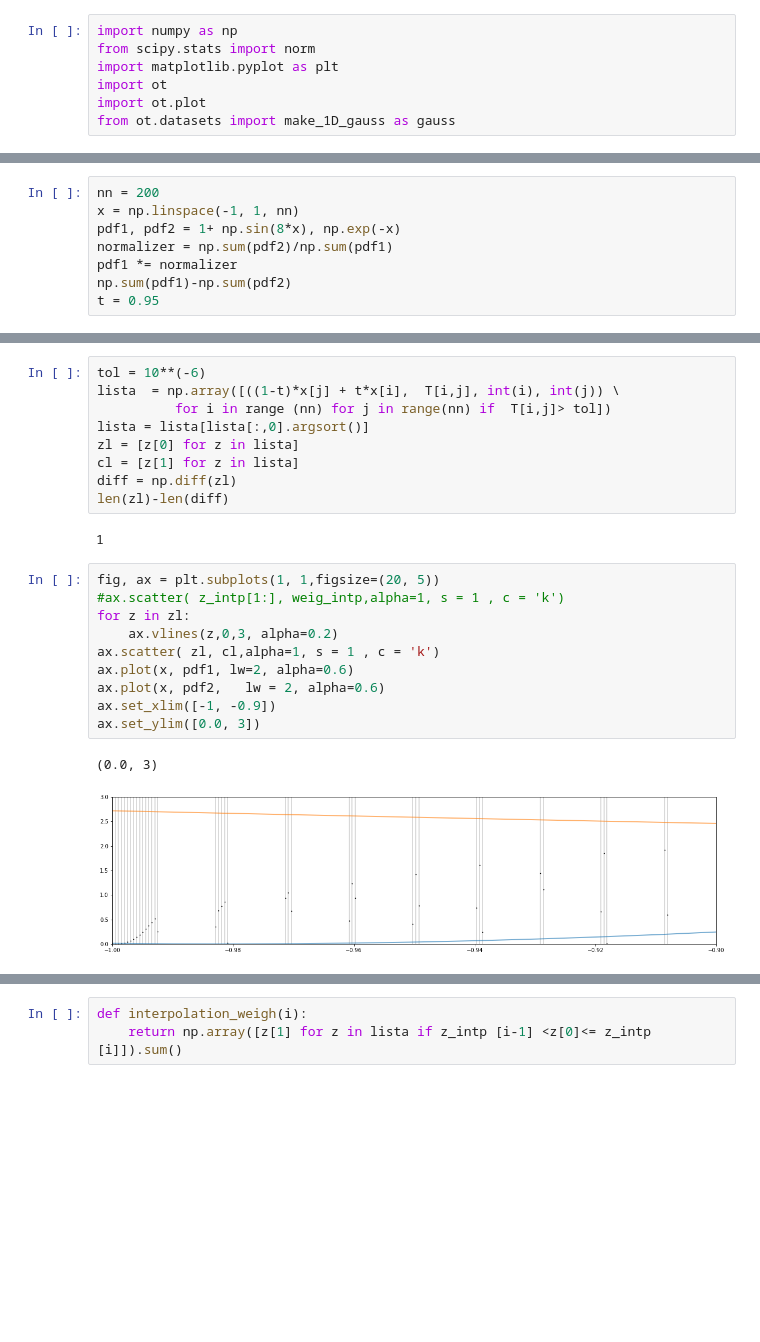
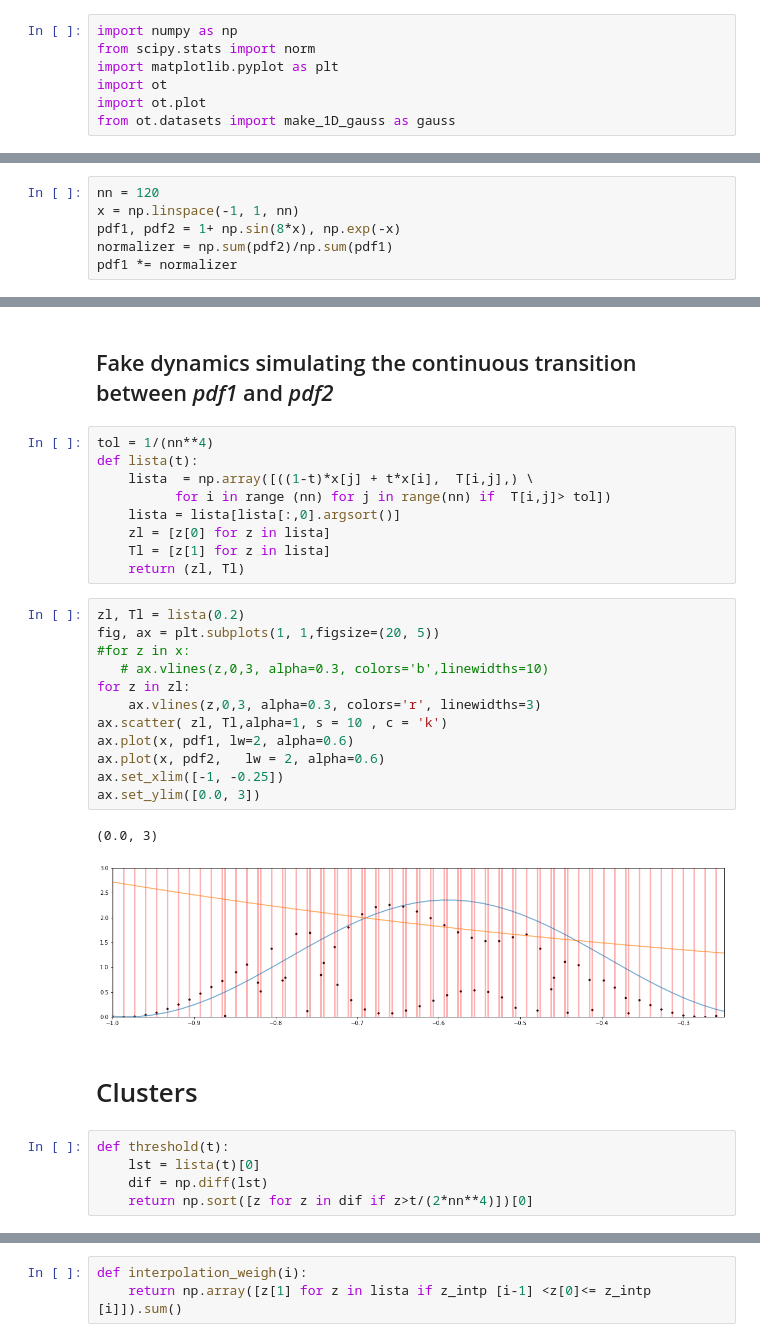
Before and after one commit to arangogithub/ot, a Jupyter notebook: optimalTransport2.ipynb, the cells around one changed output, grey strips where cells are left out. Saved outputs shown, nothing was run; the diff lists cells and outputs as text; blank space fills up the shorter version.

Commit message:
Some improvements but the problem of determining the threshold remains

```diff
--- a/optimalTransport2.ipynb
+++ b/optimalTransport2.ipynb
@@ -12,9 +19,7 @@ from ot.datasets import make_1D_gauss as gauss
 # %%
-nn = 200
+nn = 120
 x = np.linspace(-1, 1, nn)
 pdf1, pdf2 = 1+ np.sin(8*x), np.exp(-x)
 normalizer = np.sum(pdf2)/np.sum(pdf1)
 pdf1 *= normalizer
-np.sum(pdf1)-np.sum(pdf2)
-t = 0.95
 # %%
@@ -40,24 +49,33 @@ ot.plot.plot1D_mat(pdf1, pdf2, T, 'OT matrix G0')
+# %% [markdown]
+## Fake dynamics simulating the continuous transition between *pdf1* and *pdf2*
 # %%
-tol = 10**(-6)
-lista  = np.array([((1-t)*x[j] + t*x[i],  T[i,j], int(i), int(j)) \
+tol = 1/(nn**4)
+def lista(t):
+    lista  = np.array([((1-t)*x[j] + t*x[i],  T[i,j],) \
           for i in range (nn) for j in range(nn) if  T[i,j]> tol])
-lista = lista[lista[:,0].argsort()]
-zl = [z[0] for z in lista]
-cl = [z[1] for z in lista]
-diff = np.diff(zl)
-len(zl)-len(diff)
+    lista = lista[lista[:,0].argsort()]
+    zl = [z[0] for z in lista]
+    Tl = [z[1] for z in lista]
+    return (zl, Tl)
-# %% [output]
-1
 # %%
+zl, Tl = lista(0.2)
 fig, ax = plt.subplots(1, 1,figsize=(20, 5))
-#ax.scatter( z_intp[1:], weig_intp,alpha=1, s = 1 , c = 'k')
+#for z in x:
+   # ax.vlines(z,0,3, alpha=0.3, colors='b',linewidths=10)
 for z in zl:
-    ax.vlines(z,0,3, alpha=0.2)
-ax.scatter( zl, cl,alpha=1, s = 1 , c = 'k')
+    ax.vlines(z,0,3, alpha=0.3, colors='r', linewidths=3)
+ax.scatter( zl, Tl,alpha=1, s = 10 , c = 'k')
 ax.plot(x, pdf1, lw=2, alpha=0.6)
 ax.plot(x, pdf2,   lw = 2, alpha=0.6)
-ax.set_xlim([-1, -0.9])
+ax.set_xlim([-1, -0.25])
 ax.set_ylim([0.0, 3])
 # %% [output]
 (0.0, 3)
-[figure, old version]
+[figure, new version]
+# %% [markdown]
+# Clusters
+# %%
+def threshold(t):
+    lst = lista(t)[0]
+    dif = np.diff(lst)
+    return np.sort([z for z in dif if z>t/(2*nn**4)])[0]
```
Also changed, not shown: parts of 37 cells of this notebook.
